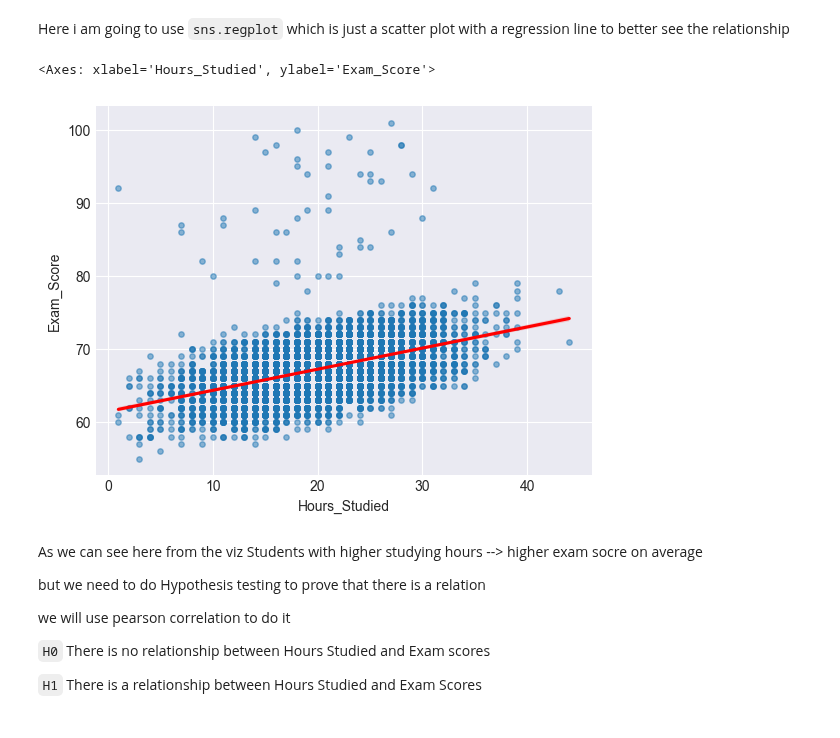
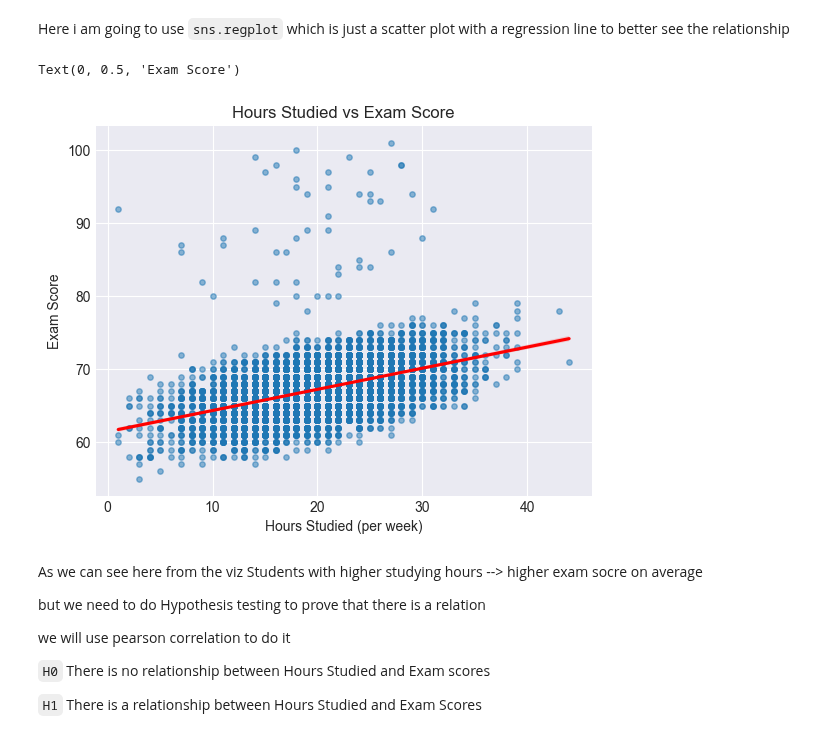
Before and after one commit to TurkiOmran/AAI, a Jupyter notebook: student/project/p2/notebooks/p2_students_exam.ipynb, the cells around one changed output. Drawn from its saved outputs; the diff is of its cells as text; code cells hidden in the pictures.

```diff
--- a/student/project/p2/notebooks/p2_students_exam.ipynb
+++ b/student/project/p2/notebooks/p2_students_exam.ipynb
@@ -107,10 +131,14 @@ dtype: int64
 # %% [markdown]
 Here i am going to use `sns.regplot` which is just a scatter plot with a regression line to better see the relationship
 # %%
-sns.regplot(data=df,x='Hours_Studied',y='Exam_Score',scatter_kws={'s': 15, 'alpha': 0.5},line_kws={'color': 'red'})
+sns.regplot(data=df, x='Hours_Studied', y='Exam_Score', scatter_kws={'s': 15, 'alpha': 0.5}, line_kws={'color': 'red'})
+
+plt.title('Hours Studied vs Exam Score')
+plt.xlabel('Hours Studied (per week)')
+plt.ylabel('Exam Score')
 # %% [output]
-<Axes: xlabel='Hours_Studied', ylabel='Exam_Score'>
+Text(0, 0.5, 'Exam Score')
-[figure, old version]
+[figure, new version]
 # %% [markdown]
 As we can see here from the viz Students with higher studying hours --> higher exam socre on average
 
```
Also changed, not shown: parts of 13 cells of this notebook.
